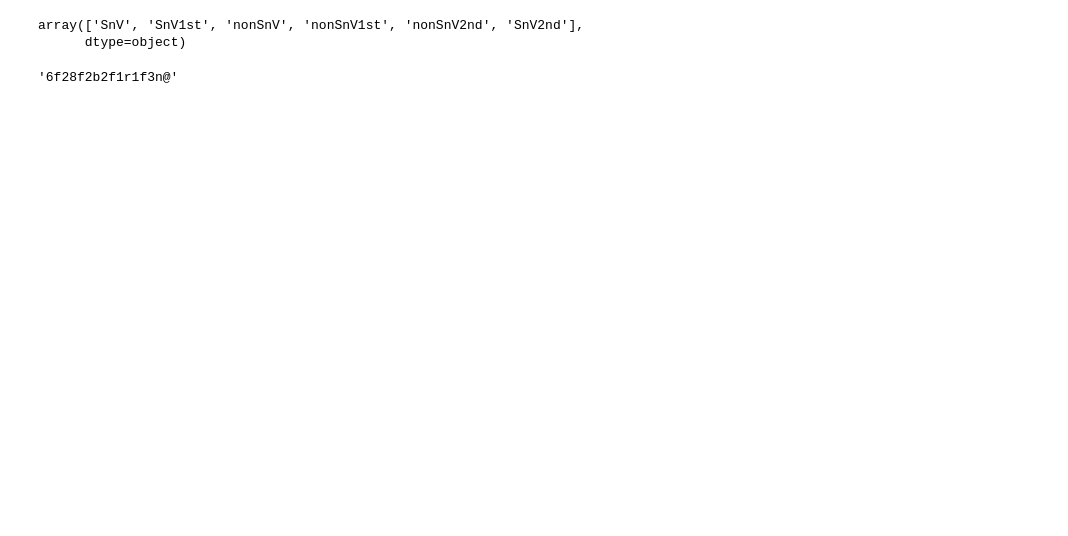
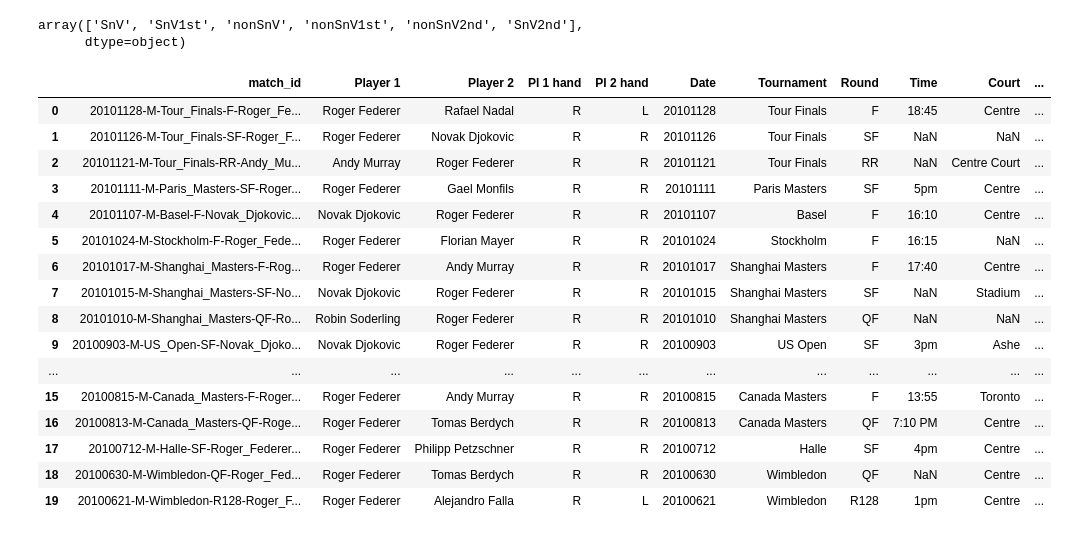
Before and after one commit to PedC18/POC1, a Jupyter notebook: Project.ipynb, the cells around one changed output. Saved outputs shown, nothing was run; the diff lists cells and outputs as text; code cells hidden in the pictures; blank space fills up the shorter version.

```diff
--- a/Project.ipynb
+++ b/Project.ipynb
@@ -17,6 +18,6 @@ warnings.filterwarnings('ignore')
 matches = pd.read_csv('BaseData/charting-m-matches.csv', encoding='unicode_escape',quoting=csv.QUOTE_NONE)
 points = pd.read_csv('ProjData/Points.csv',encoding='unicode_escape',quoting=csv.QUOTE_NONE)
 
-FedererGames = pd.read_csv('Federer_data/FedererMiddle.csv')
+FedererGames = pd.read_csv('Federer_data/FedererStart.csv')
 # %%
 a = ['S','R']
@@ -360,12 +360,28 @@ FedererReceptionRallys
 for r in FedererReceptionRallys:
     Return.append(r[1:4])
     Outcomes.append(r[-1])
-# %%
-r
-# %% [output]
-'6f28f2b2f1r1f3n@'
 # %%
 a = FedererGames[0:20]
+# %%
+a
+# %% [output]
+|  | match_id | Player 1 | Player 2 | Pl 1 hand | Pl 2 hand | Date | Tournament | Round | Time | Court | ... |
+| 0 | 20101128-M-Tour_Finals-F-Roger_Fe... | Roger Federer | Rafael Nadal | R | L | 20101128 | Tour Finals | F | 18:45 | Centre | ... |
+| 1 | 20101126-M-Tour_Finals-SF-Roger_F... | Roger Federer | Novak Djokovic | R | R | 20101126 | Tour Finals | SF | NaN | NaN | ... |
+| 2 | 20101121-M-Tour_Finals-RR-Andy_Mu... | Andy Murray | Roger Federer | R | R | 20101121 | Tour Finals | RR | NaN | Centre Court | ... |
+| 3 | 20101111-M-Paris_Masters-SF-Roger... | Roger Federer | Gael Monfils | R | R | 20101111 | Paris Masters | SF | 5pm | Centre | ... |
+| 4 | 20101107-M-Basel-F-Novak_Djokovic... | Novak Djokovic | Roger Federer | R | R | 20101107 | Basel | F | 16:10 | Centre | ... |
+| 5 | 20101024-M-Stockholm-F-Roger_Fede... | Roger Federer | Florian Mayer | R | R | 20101024 | Stockholm | F | 16:15 | NaN | ... |
+| 6 | 20101017-M-Shanghai_Masters-F-Rog... | Roger Federer | Andy Murray | R | R | 20101017 | Shanghai Masters | F | 17:40 | Centre | ... |
+| 7 | 20101015-M-Shanghai_Masters-SF-No... | Novak Djokovic | Roger Federer | R | R | 20101015 | Shanghai Masters | SF | NaN | Stadium | ... |
+| 8 | 20101010-M-Shanghai_Masters-QF-Ro... | Robin Soderling | Roger Federer | R | R | 20101010 | Shanghai Masters | QF | NaN | NaN | ... |
+| 9 | 20100903-M-US_Open-SF-Novak_Djoko... | Novak Djokovic | Roger Federer | R | R | 20100903 | US Open | SF | 3pm | Ashe | ... |
+| ... | ... | ... | ... | ... | ... | ... | ... | ... | ... | ... | ... |
+| 15 | 20100815-M-Canada_Masters-F-Roger... | Roger Federer | Andy Murray | R | R | 20100815 | Canada Masters | F | 13:55 | Toronto | ... |
+| 16 | 20100813-M-Canada_Masters-QF-Roge... | Roger Federer | Tomas Berdych | R | R | 20100813 | Canada Masters | QF | 7:10 PM | Centre | ... |
+| 17 | 20100712-M-Halle-SF-Roger_Federer... | Roger Federer | Philipp Petzschner | R | R | 20100712 | Halle | SF | 4pm | Centre | ... |
+| 18 | 20100630-M-Wimbledon-QF-Roger_Fed... | Roger Federer | Tomas Berdych | R | R | 20100630 | Wimbledon | QF | NaN | Centre | ... |
+| 19 | 20100621-M-Wimbledon-R128-Roger_F... | Roger Federer | Alejandro Falla | R | L | 20100621 | Wimbledon | R128 | 1pm | Centre | ... |
 # %%
 dictionary = {}
 # %%
```
Also changed, not shown: parts of 28 cells of this notebook, 6 other files.
